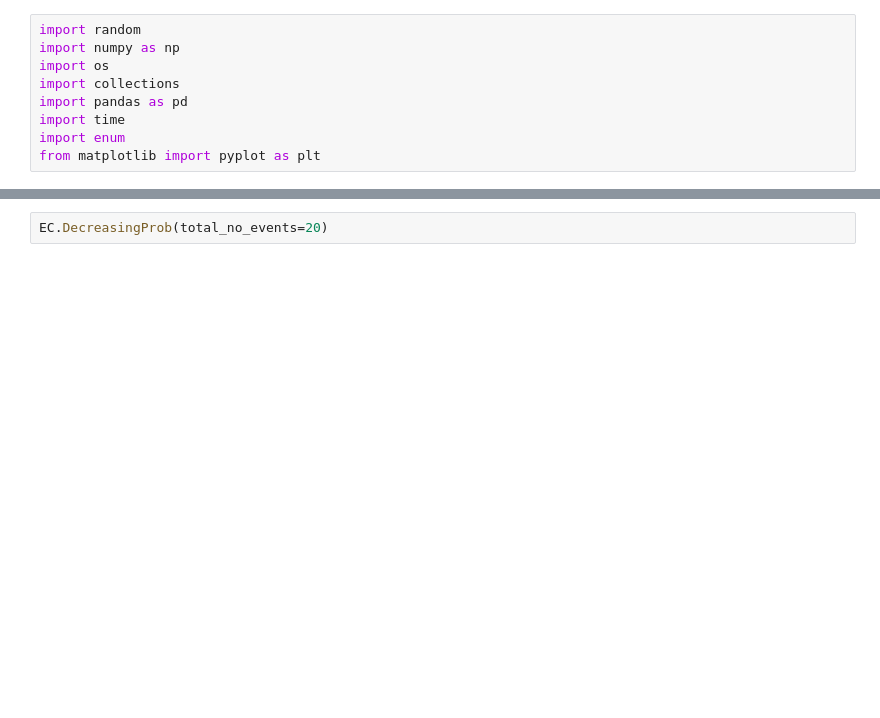
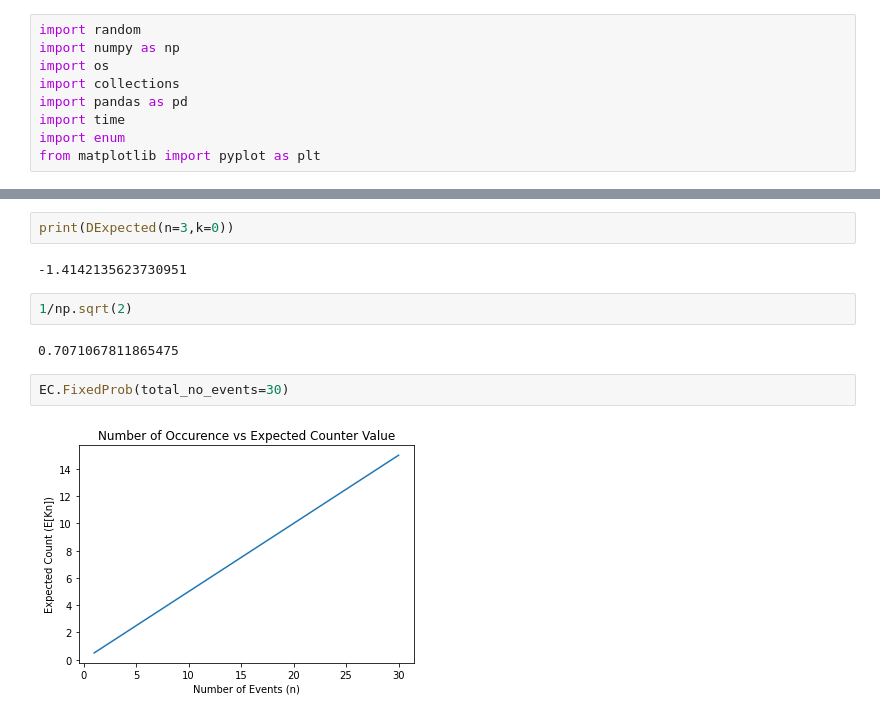
Before and after one commit to prablordeppey/Advanced-Algorithm, a Jupyter notebook: probability_counter/notebook/ApproximateCounting.ipynb, the cells around one changed output, grey strips where cells are left out. Drawn from its saved outputs; the diff is of its cells as text; blank space fills up the shorter version.

```diff
--- a/probability_counter/notebook/ApproximateCounting.ipynb
+++ b/probability_counter/notebook/ApproximateCounting.ipynb
@@ -420,5 +434,15 @@ EC = ExpectedCounter()
+# %%
+print(DExpected(n=3,k=0))
+# %% [output]
+-1.4142135623730951
+# %%
+1/np.sqrt(2)
+# %% [output]
+0.7071067811865475
 # %%
-EC.DecreasingProb(total_no_events=20)
+EC.FixedProb(total_no_events=30)
+# %% [output]
+[figure, added]
 # %%
 EC.expected_counts
 # %% [output]
```
Also changed, not shown: parts of 13 cells of this notebook, 16 other files.
